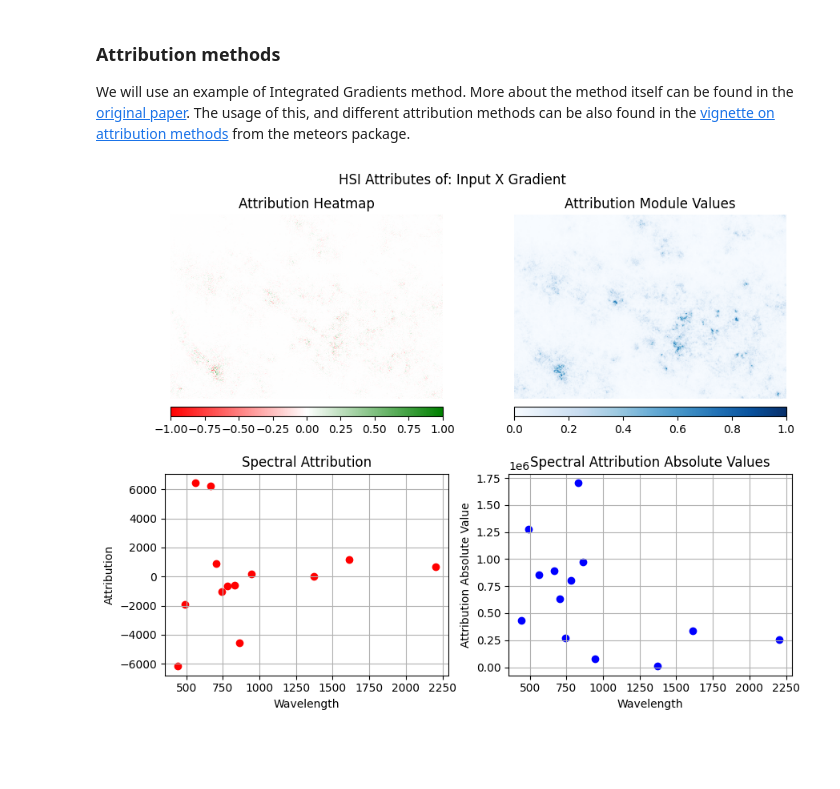
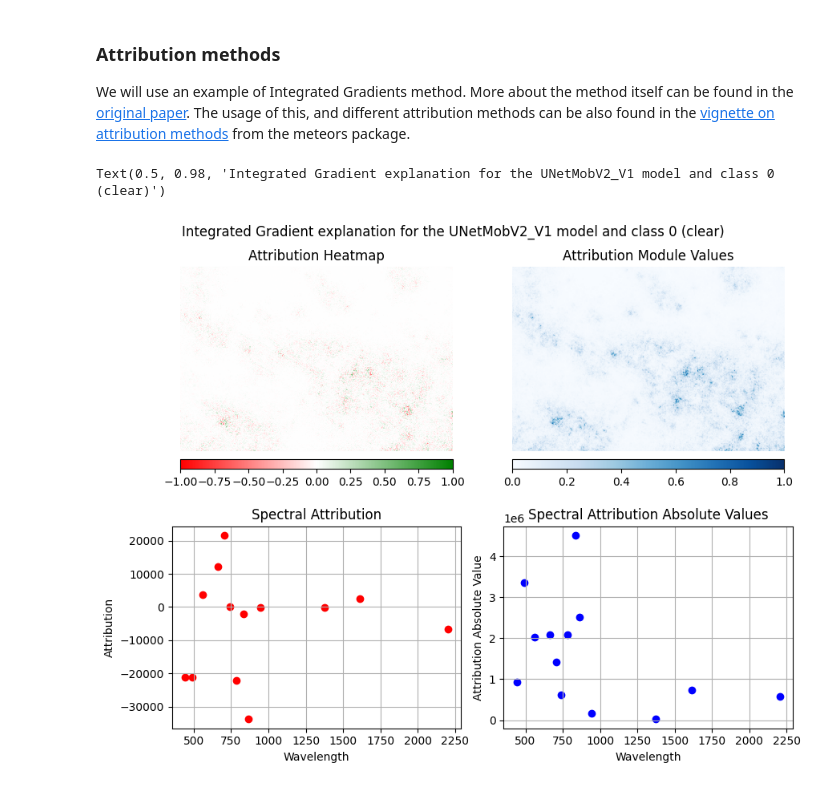
Before and after one commit to xai4space/meteors, a Jupyter notebook: examples/segmentation/segmentation.ipynb, the cells around one changed output. Saved outputs shown, nothing was run; the diff lists cells and outputs as text; code cells hidden in the pictures; blank space fills up the shorter version.

```diff
--- a/examples/segmentation/segmentation.ipynb
+++ b/examples/segmentation/segmentation.ipynb
@@ -273,10 +280,12 @@ plt.show()
 
 We will use an example of Integrated Gradients method. More about the method itself can be found in the [original paper](https://doi.org/10.48550/arXiv.1703.01365). The usage of this, and different attribution methods can be also found in the [vignette on attribution methods](https://xai4space.github.io/meteors/latest/tutorials/attribution_methods/) from the meteors package.
 # %%
-ig = mt.attr.InputXGradient(explainable_model=explainable_model, postprocessing_segmentation_output=postprocessing)
+ig = mt.attr.IntegratedGradients(explainable_model=explainable_model)
 
-attributes = ig.attribute(hsi, target=0)
+attributes = ig.attribute(hsi, target=0, n_steps=10)
-# %%
-fig, ax = vis.visualize_attributes(attributes)
-# %% [output]
-[figure, removed]
+# %%
+fig, ax = vis.visualize_attributes(attributes)
+fig.suptitle("Integrated Gradient explanation for the UNetMobV2_V1 model and class 0 (clear)")
+# %% [output]
+Text(0.5, 0.98, 'Integrated Gradient explanation for the UNetMobV2_V1 model and class 0 (clear)')
+[figure, added]
```
Also changed, not shown: parts of 16 cells of this notebook.
